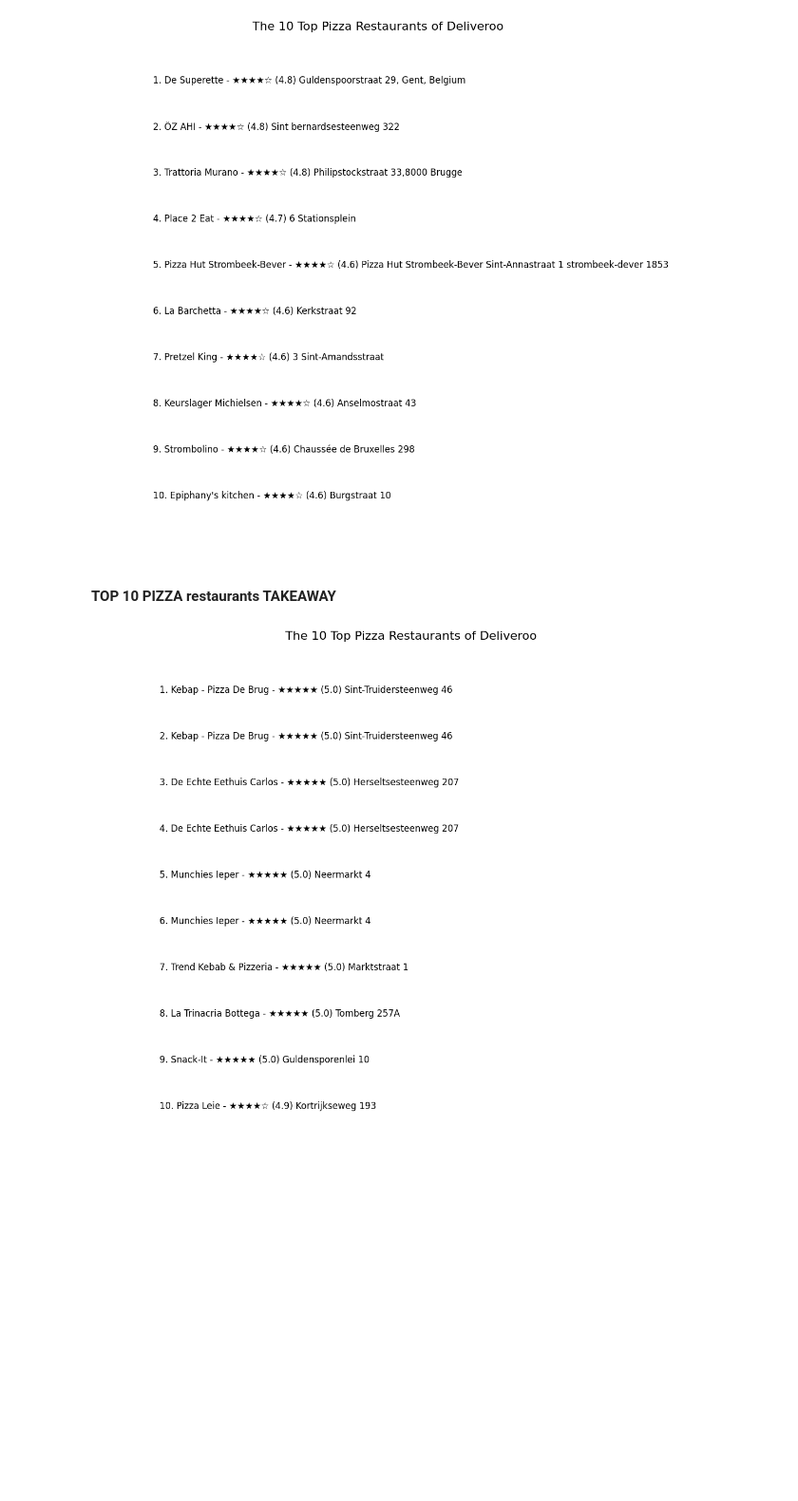
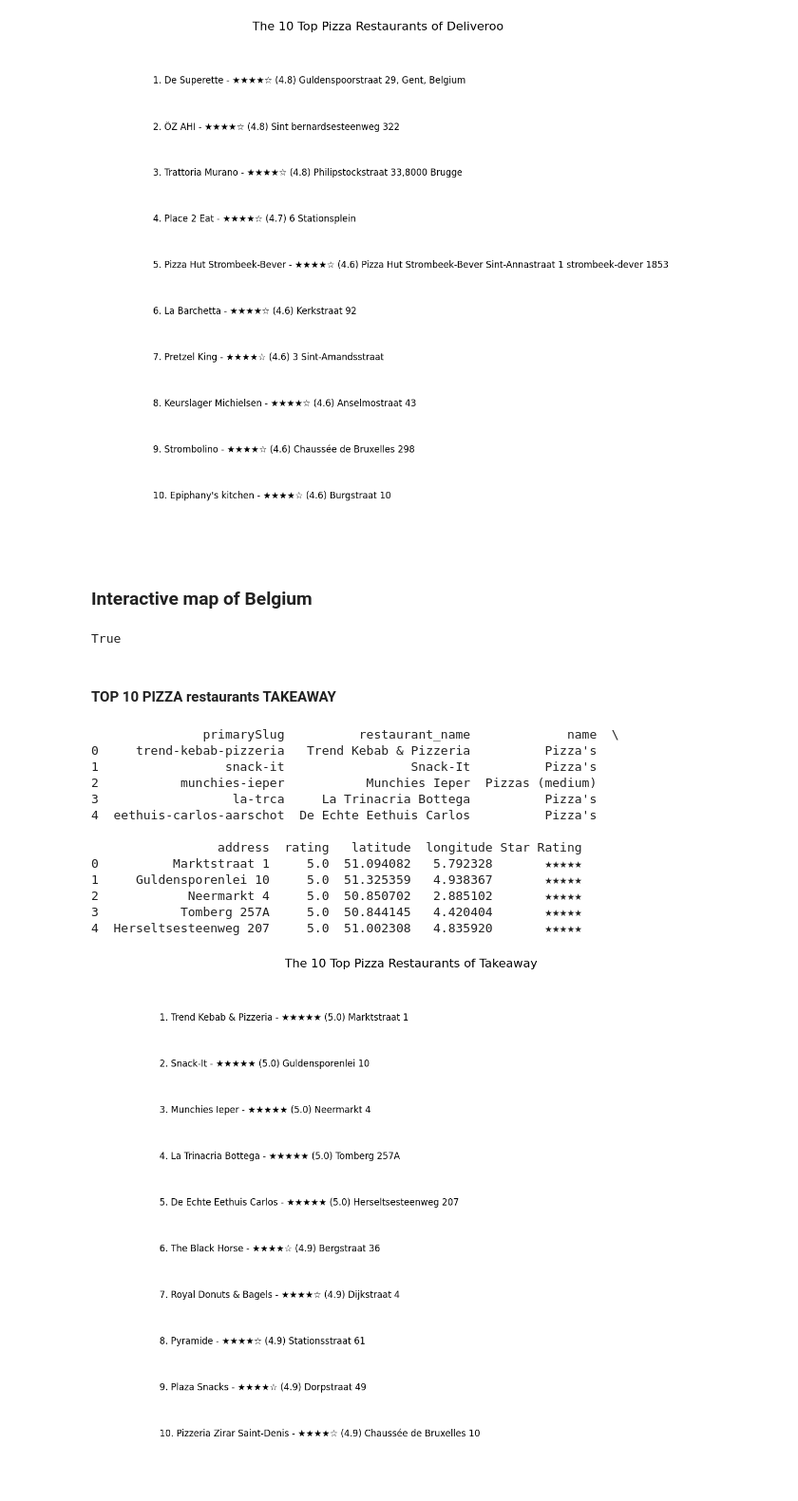
Before and after one commit to koranaaa/delivery-market-analysis-with-SQL, a Jupyter notebook: Munatdher/test.ipynb, the cells around one changed output. Shown at 95% size. Cells and saved outputs as stored; diff of their text form; code cells hidden in the pictures; blank space fills up the shorter version.

Commit message:
20241204 pizza time

```diff
--- a/Munatdher/test.ipynb
+++ b/Munatdher/test.ipynb
@@ -66,6 +87,47 @@ plt.tight_layout()
 plt.show()
 # %% [output]
 [figure]
+# %% [markdown]
+### Interactive map of Belgium
+# %%
+import folium
+from folium.plugins import MarkerCluster
+import webbrowser
+
+# Remove rows that have NaN in the latitude or longitude columns
+df_clean = df.dropna(subset=['latitude', 'longitude'])
+
+# Create a map with the appropriate center
+properties = folium.Map(location=[df_clean['latitude'].mean(), df_clean['longitude'].mean()], zoom_start=9)
+
+folium.TileLayer('Stamen Toner', attr='Map tiles by Stamen Design, CC BY 3.0 — Map data © OpenStreetMap').add_to(properties)
+
+# Add MarkerCluster to improve performance with large numbers of markers
+#marker_cluster = MarkerCluster().add_to(properties)
+
+# Add tags to the cluster
+for index, row in df_clean.iterrows():
+    # This is where you add the text and values you want to display on click
+    text = f"""
+    Restaurant: {row['restaurant_name']} €<br>
+    Rating: {row['Star Rating']}<br>
+    """
+    folium.Marker(
+        [row['latitude'], row['longitude']],
+        popup=folium.Popup(text, max_width=400),
+        tooltip=row['restaurant_name'] # This is where you add the text and values you want to display on hover over
+        ).add_to(properties)
+
+properties
+
+# Save map to the html
+map_path = r"..\assets\geo\pizza_top10_deliveroo_interactive.html"
+properties.save(map_path)
+
+# Open map in browser
+webbrowser.open(map_path)
+# %% [output]
+True
 # %% [markdown]
 #### TOP 10 PIZZA restaurants TAKEAWAY
 # %%
@@ -80,11 +142,12 @@ connection = sqlite3.connect(db_path)
 # Step 2: Query the top pizza restaurants
 
 query_pizza = """
-SELECT DISTINCT restaurants.name AS restaurant_name, categories.name, address, ratings, latitude, longitude
+SELECT DISTINCT restaurants.primarySlug, restaurants.name AS restaurant_name, categories.name, address, restaurants.ratings AS rating, latitude, longitude
 FROM restaurants
 JOIN categories ON restaurants.primarySlug = categories.restaurant_id
-WHERE categories.name LIKE '%pizz%'
-ORDER BY restaurants.ratings DESC
+WHERE categories.name LIKE '%pizz%' AND latitude != 0 AND longitude != 0
+GROUP BY restaurants.primarySlug
+ORDER BY rating DESC
 LIMIT 10;
 """
 
@@ -94,35 +157,48 @@ top_10pizza_df = pd.read_sql_query(query_pizza, connection)
 connection.close()
 
 # Step 4: Add a star rating column
 
-top_10pizza_df["Star Rating"] = top_10pizza_df["ratings"].apply(lambda x: "★" * int(x) + "☆" * (5 - int(x)))
-#print(top_pizza_df.head())
+top_10pizza_df["Star Rating"] = top_10pizza_df["rating"].apply(lambda x: "★" * int(x) + "☆" * (5 - int(x)))
+print(top_10pizza_df.head())
 
 # Step 5: Generate the visualization
 df = top_10pizza_df
 
 fig, ax = plt.subplots(figsize=(12, len(df)))  # Dynamically adjust size based on number of entries
 
 # Iterate over the DataFrame to add sequential numbering, restaurant, rating, and location details
 for i, row in df.iterrows():
     plt.text(
         0.1,
         len(df) - 1 - i,  # Adjust for proper positioning from top to bottom
-        f"{i + 1}. {row['restaurant_name']} - {row['Star Rating']} ({row['ratings']:.1f}) {row['address']}",
+        f"{i + 1}. {row['restaurant_name']} - {row['Star Rating']} ({row['rating']:.1f}) {row['address']}",
         fontsize=12,
         color="black",
         verticalalignment="center"
     )
 
 # Add a title to the visualization
-plt.title("The 10 Top Pizza Restaurants of Deliveroo", fontsize=16)
+plt.title("The 10 Top Pizza Restaurants of Takeaway", fontsize=16)
 
 # Turn off axes for a clean visual
 plt.gca().axis("off")
 plt.gca().set_ylim(-1, len(df))
 
 # Display the chart
 plt.tight_layout()
 plt.show()
 # %% [output]
+               primarySlug          restaurant_name             name  \
+0     trend-kebab-pizzeria   Trend Kebab & Pizzeria          Pizza's
+1                 snack-it                 Snack-It          Pizza's
+2           munchies-ieper           Munchies Ieper  Pizzas (medium)
+3                  la-trca     La Trinacria Bottega          Pizza's
+4  eethuis-carlos-aarschot  De Echte Eethuis Carlos          Pizza's
+
+                 address  rating   latitude  longitude Star Rating
+0          Marktstraat 1     5.0  51.094082   5.792328       ★★★★★
+1     Guldensporenlei 10     5.0  51.325359   4.938367       ★★★★★
+2            Neermarkt 4     5.0  50.850702   2.885102       ★★★★★
+3           Tomberg 257A     5.0  50.844145   4.420404       ★★★★★
+4  Herseltsesteenweg 207     5.0  51.002308   4.835920       ★★★★★
-[figure, old version]
+[figure, new version]
```
Also changed, not shown: parts of 7 cells of this notebook, 8 other files.
